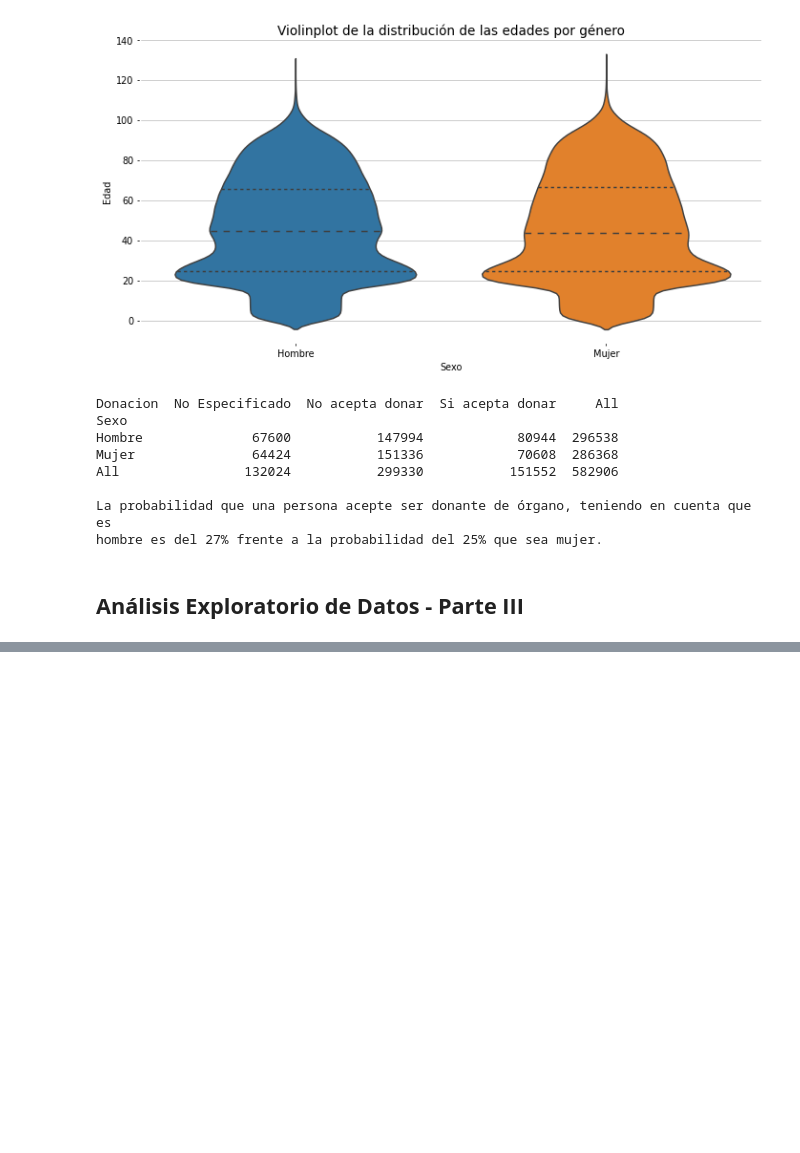
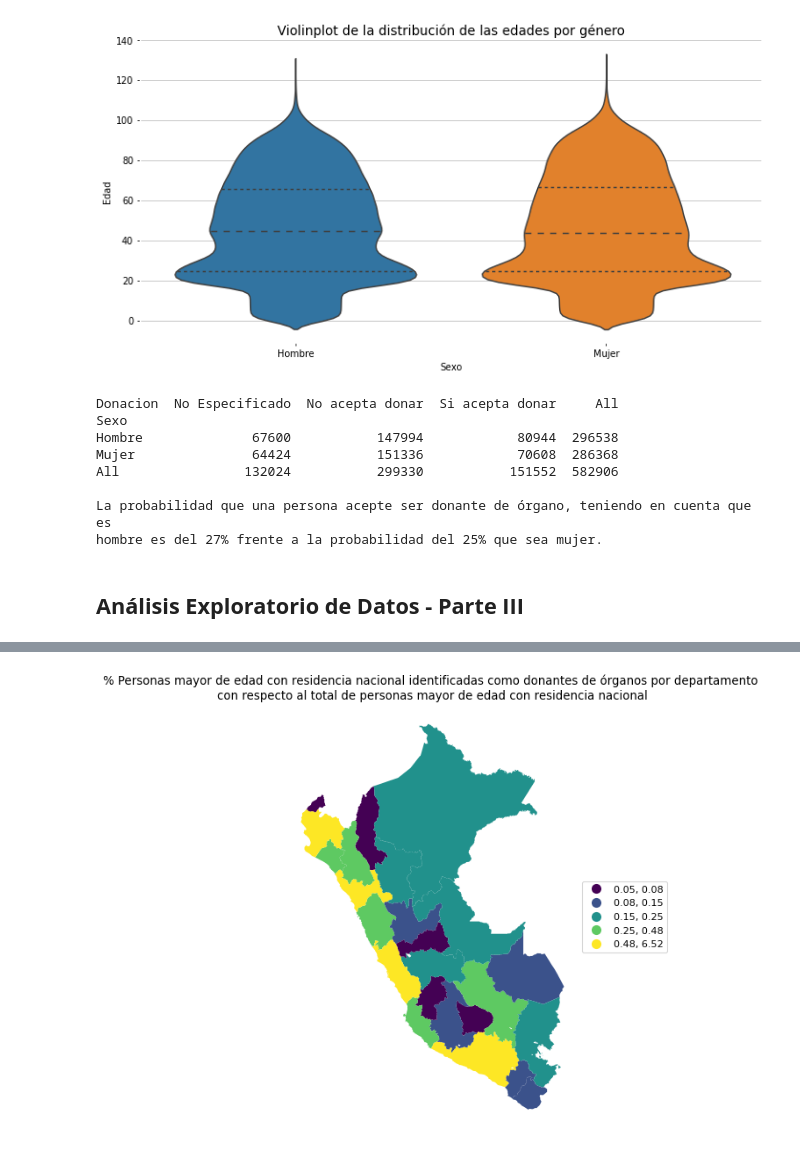
Before and after one commit to SebastianUrdaneguiBisalaya/Analisis-Donantes-RENIEC, a Jupyter notebook: analisis.ipynb, the cells around one changed output, grey strips where cells are left out. Drawn from its saved outputs; the diff is of its cells as text; code cells hidden in the pictures; blank space fills up the shorter version.

```diff
--- a/analisis.ipynb
+++ b/analisis.ipynb
@@ -314,0 +326,5 @@ Dado que el dataset muestra información de todas las personas identificadas por
+# %%
+# Personas mayor de edad con residencia nacional que son donantes de órganos por departamento del
+# total de personas que son mayor de edad con residencia nacional
+df_final = pd.DataFrame(data_mayor_edad.groupby("Departamento")["Cantidad"].sum().apply(lambda x : round(x / data_total_mayor_edad*100,2)))
+df_final.head()
@@ -314,0 +339,12 @@ Dado que el dataset muestra información de todas las personas identificadas por
+# %%
+df_final.index = df_final.index.str.upper()
+df_final = df_final.reset_index()
+# %%
+def removerTildes(text):
+    return unidecode(text)
+
+df_final["Departamento"] = df_final["Departamento"].apply(removerTildes)
+df_final = df_final.rename(columns = {'Departamento':'DEPARTAMEN'})
+# %%
+plot_final = pd.merge(geodata, df_final, on = 'DEPARTAMEN', how = 'left')
+plot_final.head()
@@ -314,0 +358,17 @@ Dado que el dataset muestra información de todas las personas identificadas por
+# %%
+fig, ax = plt.subplots(figsize = (12,8), dpi = 80)
+colors = cm.get_cmap('Blues')
+plot_final.plot(ax = ax, column = 'Cantidad',scheme='QUANTILES', k=5,
+    cmap='viridis',legend=True,legend_kwds={'loc': 'center left', 'bbox_to_anchor':(1,0.5)})
+plt.gca().spines['top'].set_visible(False)
+plt.gca().spines['bottom'].set_visible(False)
+plt.gca().spines['left'].set_visible(False)
+plt.gca().spines['right'].set_visible(False)
+plt.tick_params(axis='both', which='both', length=0)
+plt.xticks([])
+plt.yticks([])
+plt.title('% Personas mayor de edad con residencia nacional identificadas como donantes de órganos por departamento \ncon respecto al total de personas mayor de edad con residencia nacional',
+          size = 12)
+plt.show()
+# %% [output]
+[figure, added]
```
Also changed, not shown: parts of 11 cells of this notebook.
